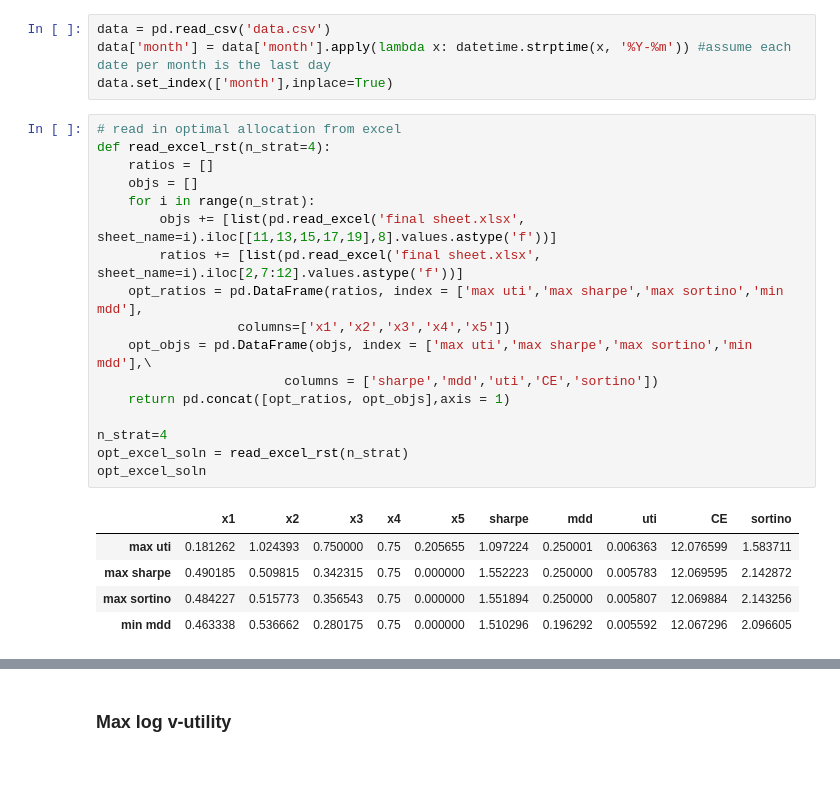
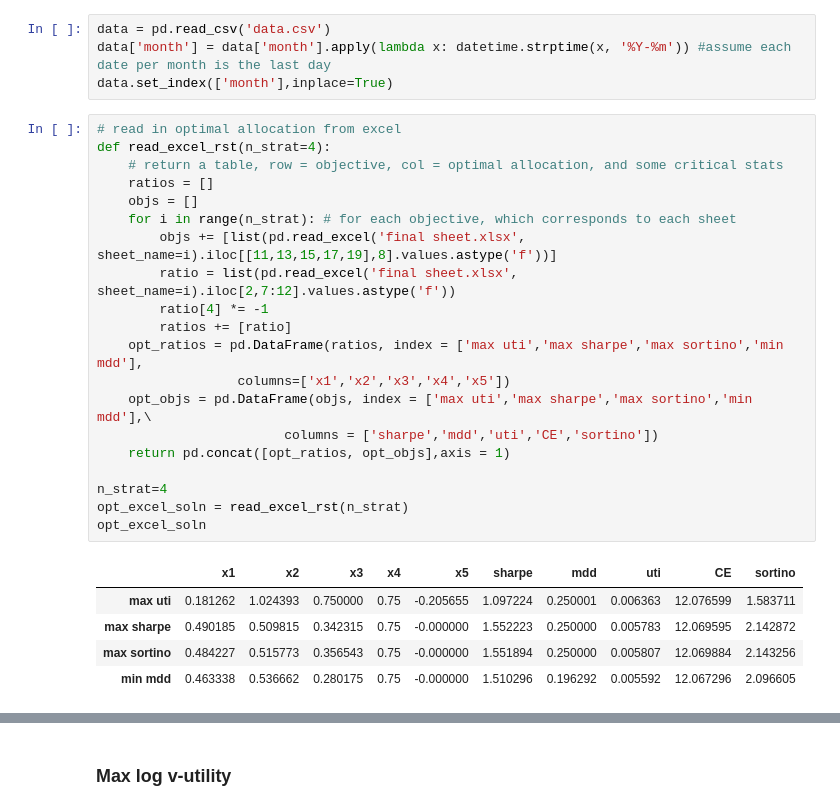
Before and after one commit to fxn-thu/FIN535-Final-23F, a Jupyter notebook: main.ipynb, the cells around one changed output, grey strips where cells are left out. Cells and saved outputs as stored; diff of their text form; blank space fills up the shorter version.

```diff
--- a/main.ipynb
+++ b/main.ipynb
@@ -22,23 +22,26 @@ data.set_index(['month'],inplace=True)
 # %%
 # read in optimal allocation from excel
 def read_excel_rst(n_strat=4):
+    # return a table, row = objective, col = optimal allocation, and some critical stats
     ratios = []
     objs = []
-    for i in range(n_strat):
+    for i in range(n_strat): # for each objective, which corresponds to each sheet
         objs += [list(pd.read_excel('final sheet.xlsx', sheet_name=i).iloc[[11,13,15,17,19],8].values.astype('f'))]
-        ratios += [list(pd.read_excel('final sheet.xlsx', sheet_name=i).iloc[2,7:12].values.astype('f'))]
+        ratio = list(pd.read_excel('final sheet.xlsx', sheet_name=i).iloc[2,7:12].values.astype('f'))
+        ratio[4] *= -1
+        ratios += [ratio]
     opt_ratios = pd.DataFrame(ratios, index = ['max uti','max sharpe','max sortino','min mdd'],
                   columns=['x1','x2','x3','x4','x5'])
     opt_objs = pd.DataFrame(objs, index = ['max uti','max sharpe','max sortino','min mdd'],\
                         columns = ['sharpe','mdd','uti','CE','sortino'])
     return pd.concat([opt_ratios, opt_objs],axis = 1)
 
 n_strat=4
 opt_excel_soln = read_excel_rst(n_strat)
 opt_excel_soln
 # %% [output]
 |  | x1 | x2 | x3 | x4 | x5 | sharpe | mdd | uti | CE | sortino |
-| max uti | 0.181262 | 1.024393 | 0.750000 | 0.75 | 0.205655 | 1.097224 | 0.250001 | 0.006363 | 12.076599 | 1.583711 |
-| max sharpe | 0.490185 | 0.509815 | 0.342315 | 0.75 | 0.000000 | 1.552223 | 0.250000 | 0.005783 | 12.069595 | 2.142872 |
-| max sortino | 0.484227 | 0.515773 | 0.356543 | 0.75 | 0.000000 | 1.551894 | 0.250000 | 0.005807 | 12.069884 | 2.143256 |
-| min mdd | 0.463338 | 0.536662 | 0.280175 | 0.75 | 0.000000 | 1.510296 | 0.196292 | 0.005592 | 12.067296 | 2.096605 |
+| max uti | 0.181262 | 1.024393 | 0.750000 | 0.75 | -0.205655 | 1.097224 | 0.250001 | 0.006363 | 12.076599 | 1.583711 |
+| max sharpe | 0.490185 | 0.509815 | 0.342315 | 0.75 | -0.000000 | 1.552223 | 0.250000 | 0.005783 | 12.069595 | 2.142872 |
+| max sortino | 0.484227 | 0.515773 | 0.356543 | 0.75 | -0.000000 | 1.551894 | 0.250000 | 0.005807 | 12.069884 | 2.143256 |
+| min mdd | 0.463338 | 0.536662 | 0.280175 | 0.75 | -0.000000 | 1.510296 | 0.196292 | 0.005592 | 12.067296 | 2.096605 |
```
Also changed, not shown: parts of 9 cells of this notebook, 1 other file.
